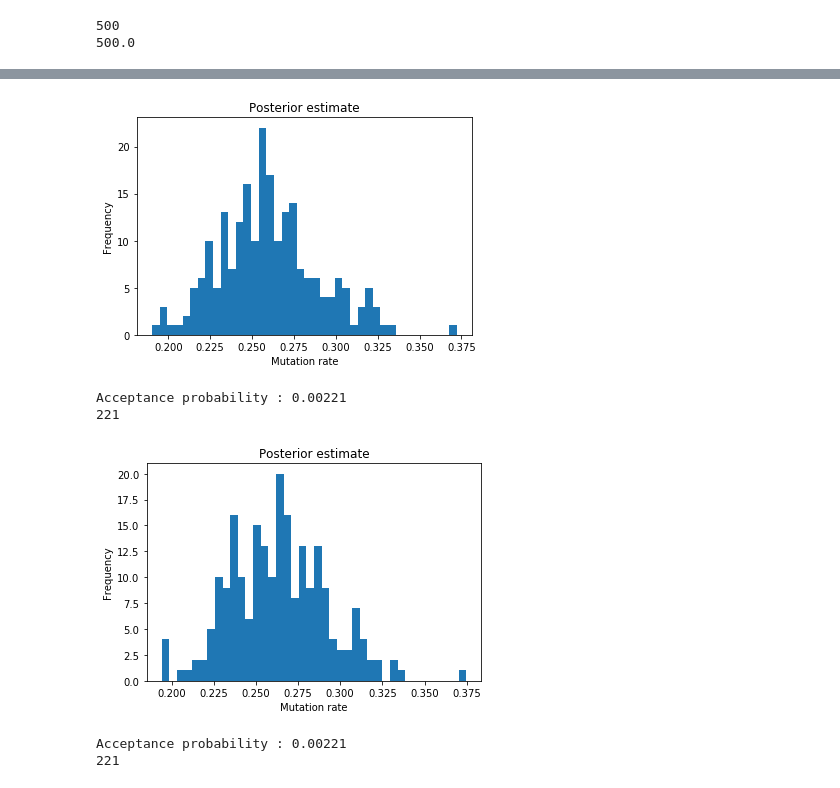
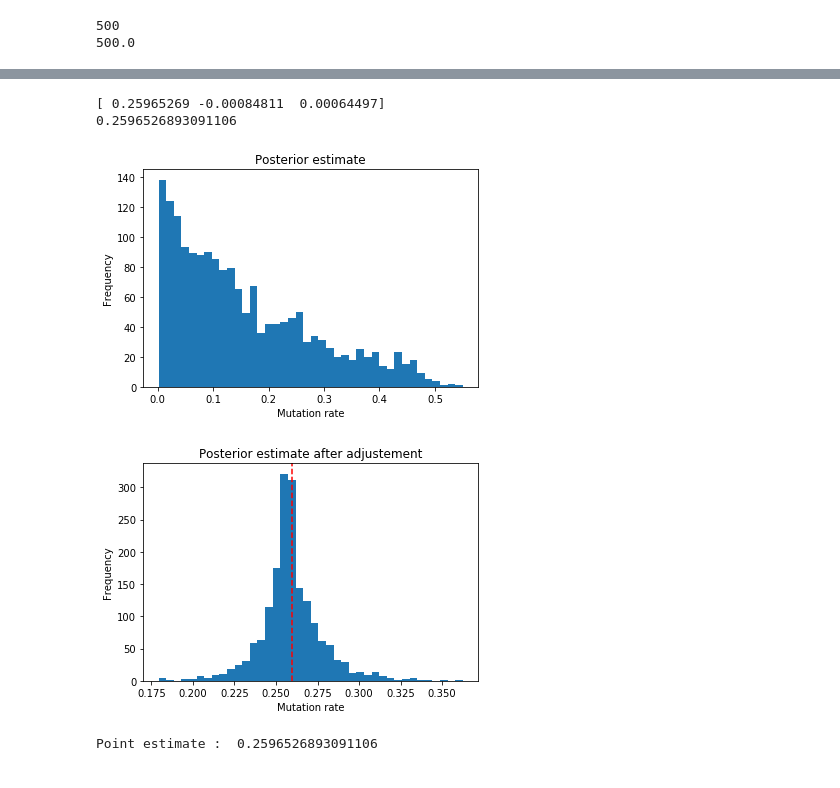
Before and after one commit to samslamowicz/MastersProject, a Jupyter notebook: ABC - Regression Adjustment for Mutation Rate.ipynb, the cells around one changed output, grey strips where cells are left out. Saved outputs shown, nothing was run; the diff lists cells and outputs as text; code cells hidden in the pictures.

```diff
--- a/ABC - Regression Adjustment for Mutation Rate.ipynb
+++ b/ABC - Regression Adjustment for Mutation Rate.ipynb
@@ -51,9 +64,17 @@ def ABC_regression(data,eps,pop_configs,Ne,recomb,prior="exponential",prior_para
 # %%
 %%time
 #Exponential prior scale 0.2
-iterations = 100000
-eps = 10
+iterations = 2000
+eps = 500
 prior= "exponential"
 prior_parameters = 0.2
 attempt1 = ABC_regression(ts_ref,eps=eps,pop_configs=pop_configs,Ne=Ne,recomb=recomb,prior=prior,prior_parameters=prior_parameters,iters=iterations)
+samples = attempt1[0]
+discrepancies = attempt1[1]
+reduced_sample_indices = attempt1[2]
+reduced_samples = np.array(samples)[np.ix_(reduced_sample_indices)]
+reduced_discrepancies = np.array(discrepancies)[np.ix_(reduced_sample_indices)]
+n = len(reduced_samples)
+p = len(discrepancies[0])
+print("Acceptance probability: ",n/iterations)
 # %% [output]
@@ -61,12 +85,41 @@ Wall time: 7min 38s
+# %%
+X = np.zeros((n,p+1))
+W = np.zeros((n,n))
+for i in range(n):
+    for j in range(p+1):
+        if j == 0:
+            X[i][j]=1
+        else:
+            X[i][j]= reduced_discrepancies[i][j-1]
+            #X[i][i] = reduced_discrepancies[i]
+    norm = np.linalg.norm(reduced_discrepancies[i])
+    K_eps = 3*(1-(norm/eps)**2)/(2*eps)
+    W[i][i] = K_eps
+    #W[i][i] = 1
+XTWXinv = np.linalg.inv(np.dot(np.dot(X.T,W),X))
+AB = np.dot(np.dot(np.dot(XTWXinv,X.T),W),reduced_samples)
+print(AB)
+Beta_hat = AB[1:]
+adjusted_samples = np.subtract(reduced_samples,np.dot(reduced_discrepancies,Beta_hat))
+alpha_hat = sum(np.dot(W,adjusted_samples))/W.sum()
+print(alpha_hat)
+# %% [output]
+[ 0.25965269 -0.00084811  0.00064497]
+0.2596526893091106
 # %%
-plt.hist(attempt1[0], bins = 40)
+plt.hist(reduced_samples, bins = 40)
 plt.ylabel('Frequency')
 plt.xlabel('Mutation rate')
 plt.title('Posterior estimate')
 plt.show()
-print("Acceptance probability :",len(attempt1[0])/iterations)
-print(len(attempt1[0]))
+plt.hist(adjusted_samples, bins = 40)
+plt.ylabel('Frequency')
+plt.xlabel('Mutation rate')
+plt.title('Posterior estimate after adjustement')
+plt.axvline(x=alpha_hat,color="r",linestyle="dashed")
+plt.show()
+print("Point estimate : ",alpha_hat)
 # %% [output]
-[figure, old version]
+[figure, new version]
+[figure, added]
-Acceptance probability : 0.00221
-221
+Point estimate :  0.2596526893091106
@@ -82,12 +125,0 @@ adjusted_samples = np.subtract(attempt1[0],np.dot(np.array(attempt1[1]),np.dot(n
-# %%
-plt.hist(adjusted_samples, bins = 40)
-plt.ylabel('Frequency')
-plt.xlabel('Mutation rate')
-plt.title('Posterior estimate')
-plt.show()
-print("Acceptance probability :",len(attempt1[0])/iterations)
-print(len(attempt1[0]))
-# %% [output]
-[figure, removed]
-Acceptance probability : 0.00221
-221
```
Also changed, not shown: parts of 5 cells of this notebook, 1 other file.
